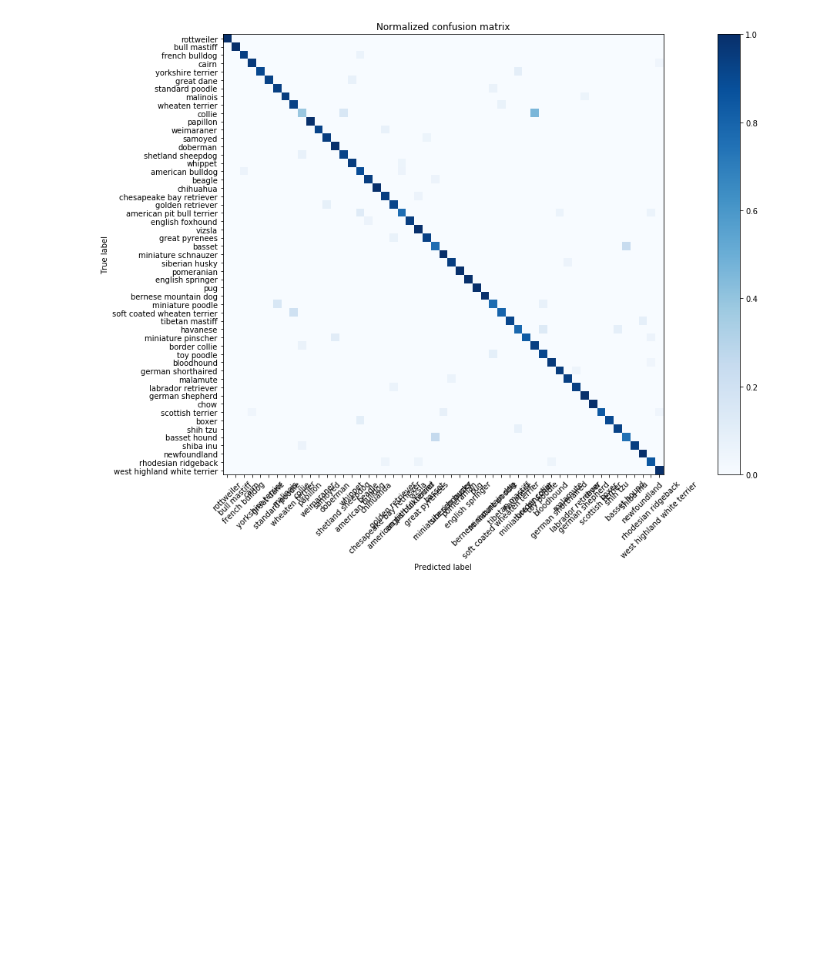
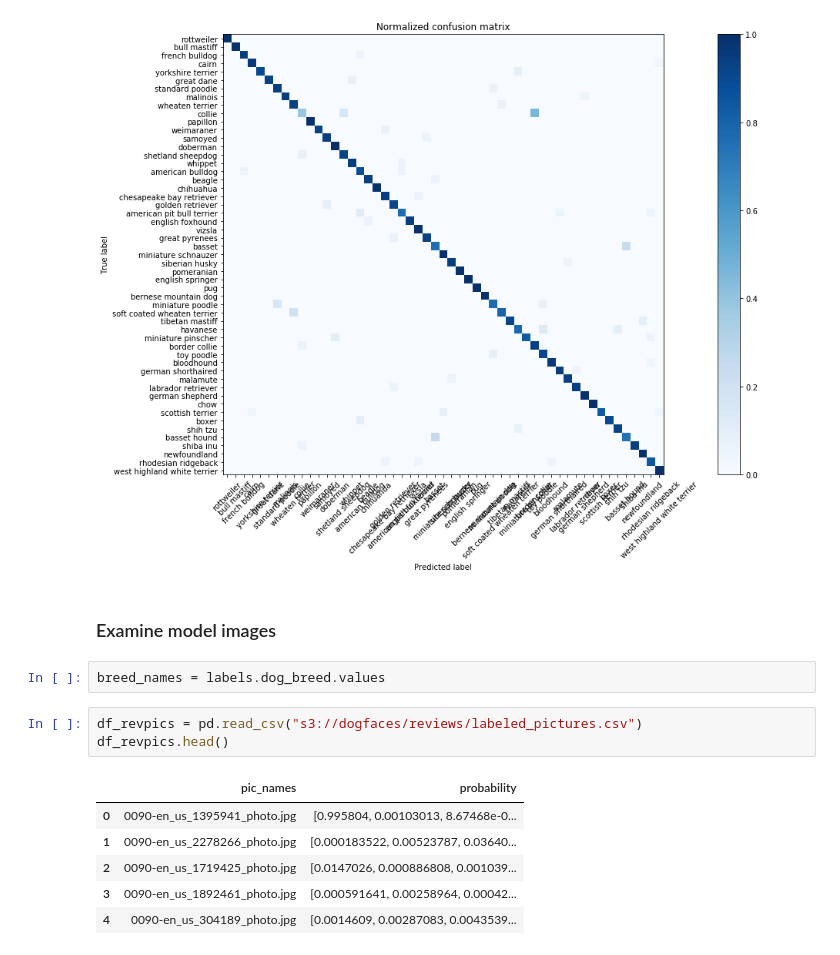
Before and after one commit to sadahanu/Capstone, a Jupyter notebook: EDA/image_model_EDA.ipynb, the cells around one changed output. Cells and saved outputs as stored; diff of their text form; blank space fills up the shorter version.

```diff
--- a/EDA/image_model_EDA.ipynb
+++ b/EDA/image_model_EDA.ipynb
@@ -94,3 +95,17 @@ Normalized confusion matrix
  [ 0.    0.    0.   ...,  0.    0.85  0.  ]
  [ 0.    0.    0.   ...,  0.    0.    1.  ]]
 [figure]
+# %% [markdown]
+### Examine model images
+# %%
+breed_names = labels.dog_breed.values
+# %%
+df_revpics = pd.read_csv("s3://dogfaces/reviews/labeled_pictures.csv")
+df_revpics.head()
+# %% [output]
+|  | pic_names | probability |
+| 0 | 0090-en_us_1395941_photo.jpg | [0.995804, 0.00103013, 8.67468e-0... |
+| 1 | 0090-en_us_2278266_photo.jpg | [0.000183522, 0.00523787, 0.03640... |
+| 2 | 0090-en_us_1719425_photo.jpg | [0.0147026, 0.000886808, 0.001039... |
+| 3 | 0090-en_us_1892461_photo.jpg | [0.000591641, 0.00258964, 0.00042... |
+| 4 | 0090-en_us_304189_photo.jpg | [0.0014609, 0.00287083, 0.0043539... |
```
Also changed, not shown: parts of 24 cells of this notebook, 4 other files.
